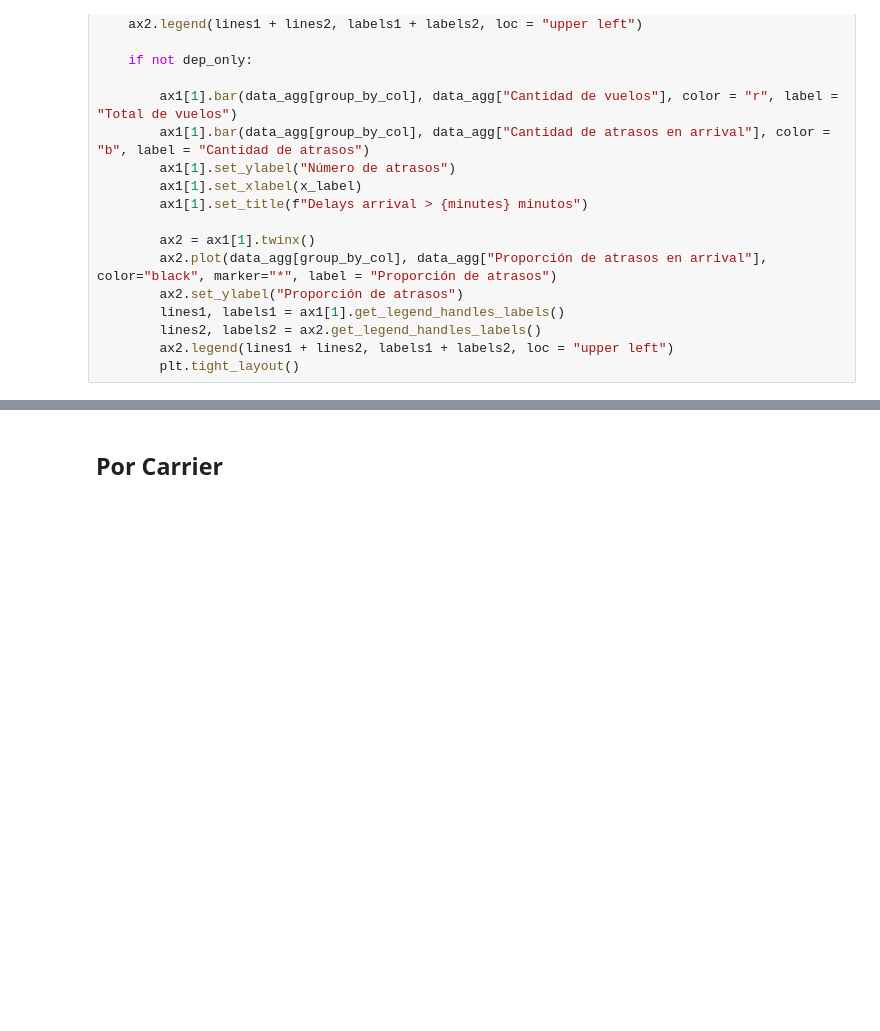
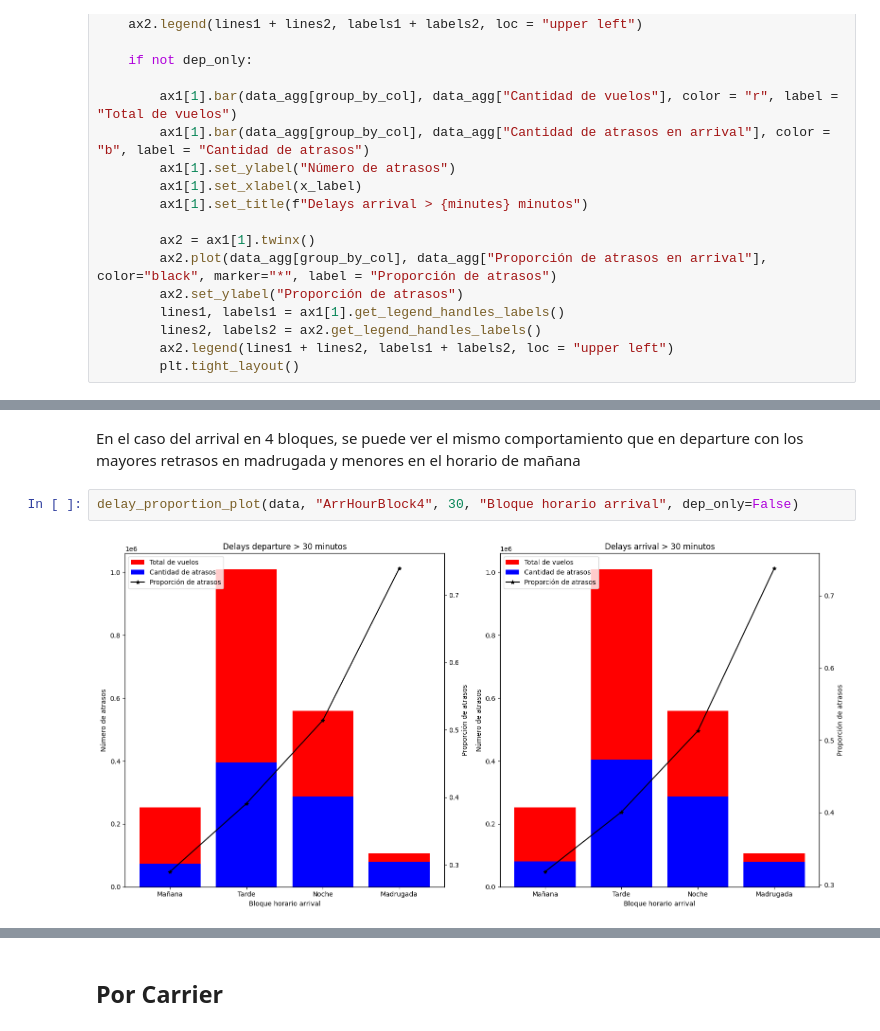
Before and after one commit to DiegoLeonG96/proyecto-pydatascience-udd, a Jupyter notebook: 03_Visualizaciones.ipynb, the cells around one changed output, grey strips where cells are left out. Drawn from its saved outputs; the diff is of its cells as text; blank space fills up the shorter version.

```diff
--- a/03_Visualizaciones.ipynb
+++ b/03_Visualizaciones.ipynb
@@ -120,0 +166,6 @@ delay_proportion_plot(data, "DepHourBlock4", 30, "Bloque horario", dep_only=Fals
+# %% [markdown]
+En el caso del arrival en 4 bloques, se puede ver el mismo comportamiento que en departure con los mayores retrasos en madrugada y menores en el horario de mañana
+# %%
+delay_proportion_plot(data, "ArrHourBlock4", 30, "Bloque horario arrival", dep_only=False)
+# %% [output]
+[figure, added]
```
Also changed, not shown: parts of 25 cells of this notebook.
